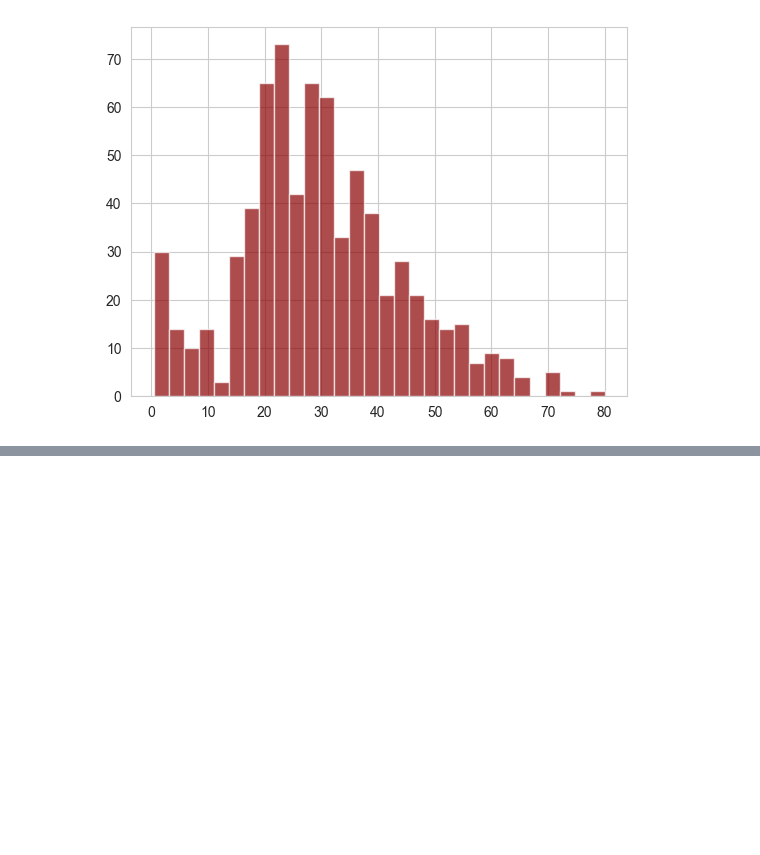
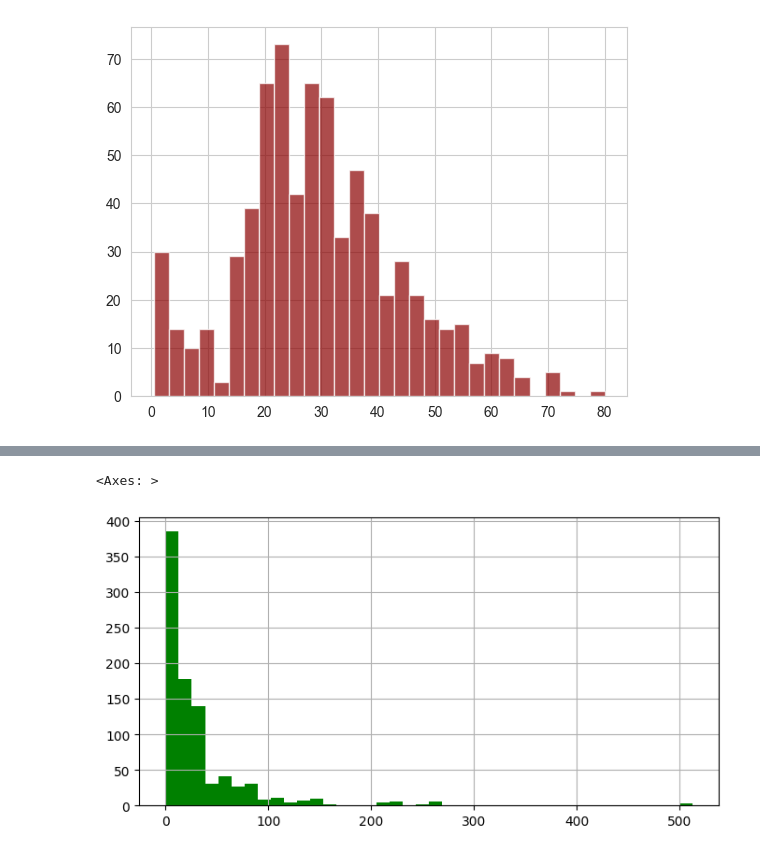
Before and after one commit to MIpaltan007/ML, a Jupyter notebook: Handling_Missing_Values_Logistic_Regression.ipynb, the cells around one changed output, grey strips where cells are left out. Cells and saved outputs as stored; diff of their text form; code cells hidden in the pictures; blank space fills up the shorter version.

```diff
--- a/Handling_Missing_Values_Logistic_Regression.ipynb
+++ b/Handling_Missing_Values_Logistic_Regression.ipynb
@@ -82,0 +88,5 @@ train['Age'].hist(bins=30,color='darkred',alpha=0.7)
+# %%
+train['Fare'].hist(bins=40,color='green',figsize=(8,4))
+# %% [output]
+<Axes: >
+[figure, added]
```
Also changed, not shown: parts of 7 cells of this notebook.
